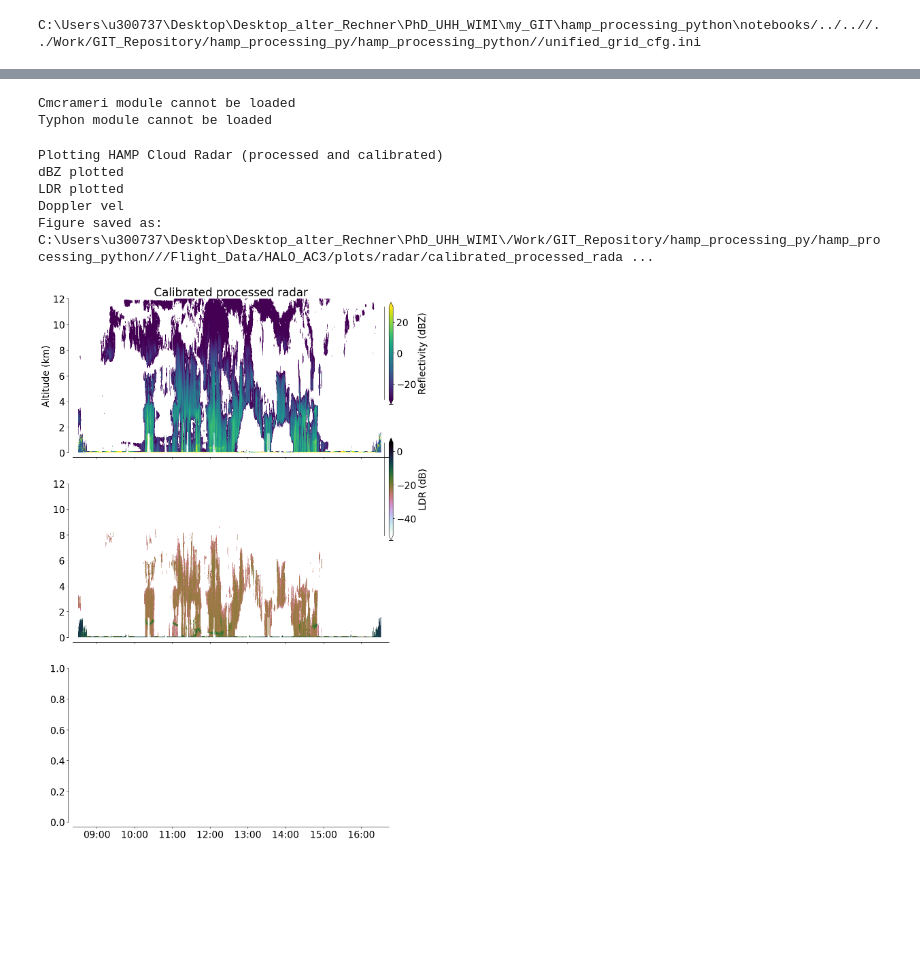
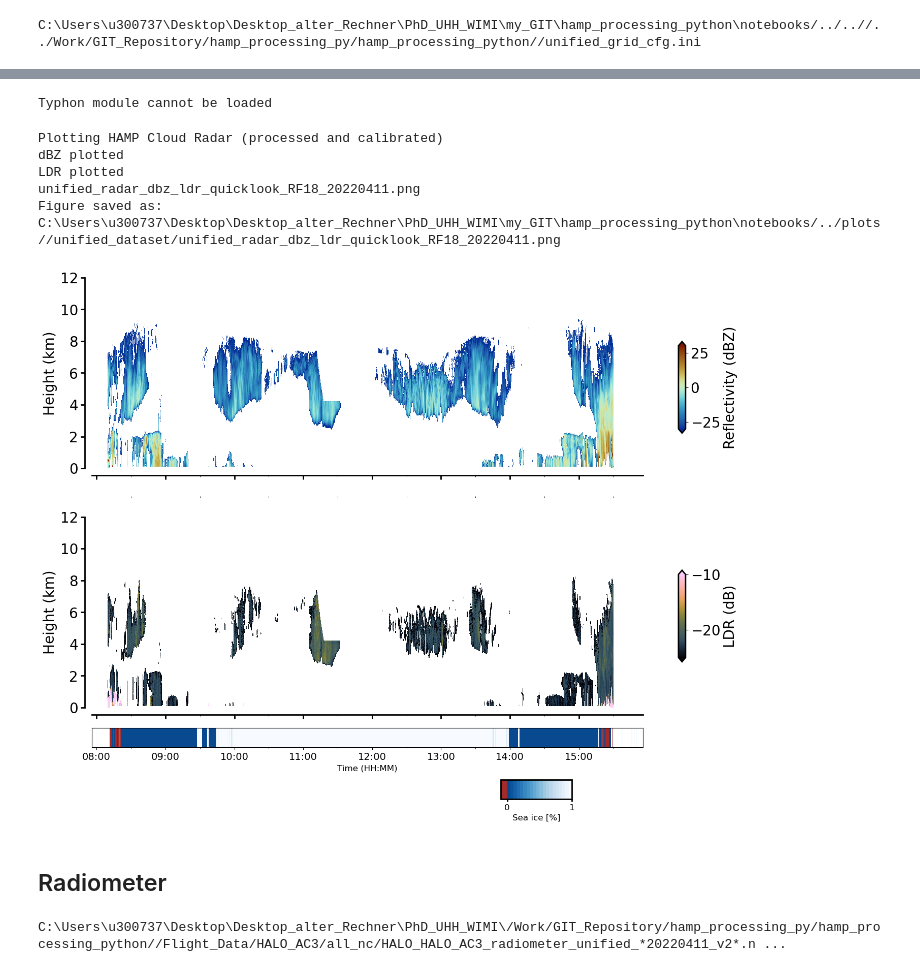
Before and after one commit to hdorff94/hamp_processing_python, a Jupyter notebook: notebooks/Pangaea_quicklooks.ipynb, the cells around one changed output, grey strips where cells are left out. Drawn from its saved outputs; the diff is of its cells as text; code cells hidden in the pictures; blank space fills up the shorter version.

```diff
--- a/notebooks/Pangaea_quicklooks.ipynb
+++ b/notebooks/Pangaea_quicklooks.ipynb
@@ -17,6 +17,7 @@ airborne_processing_module_path=current_path+"/../src/"
 airborne_data_importer_path=major_work_path+"hamp_processing_py/"+\
                                 "hamp_processing_python/" # This is also the major path where your data will be stored
 processing_data_plotter_path=current_path+"/../plotting/"
+plot_path=current_path+"/../plots/"
 sys.path.insert(1,airborne_processing_module_path)
 sys.path.insert(2,processing_data_plotter_path)
 
@@ -41,3 +40,6 @@ flight="RF02"
+# %%
+flight="RF18"
+plot_radar=True
 # %%
 perform_raw_quicklooks=False
 perform_error_identification=False
@@ -57,6 +59,6 @@ Opened specific version: C:\Users\u300737\Desktop\Desktop_alter_Rechner\PhD_UHH_
 import halodataplot
 Quick_Plotter=halodataplot.Quicklook_Plotter(prcs_cfg_dict)
 Radar_Quicklook=halodataplot.Radar_Quicklook(prcs_cfg_dict)
+Radiometer_Quicklook=halodataplot.Radiometer_Quicklook(prcs_cfg_dict)
 # %% [output]
-Cmcrameri module cannot be loaded
 Typhon module cannot be loaded
@@ -63,12 +67,21 @@ Typhon module cannot be loaded
 # %%
-Radar_Quicklook.processed_radar=radar_ds
-#radar_ds
-Radar_Quicklook.processed_radar_quicklook(is_calibrated=True,show_masks=False)
-#radar_ds
+if plot_radar:
+    Radar_Quicklook.processed_radar=radar_ds
+    #radar_ds
+    Radar_Quicklook.unified_radar_quicklook(flight,plot_path,calibrated_radar=True)
+    #radar_ds
 # %% [output]
 Plotting HAMP Cloud Radar (processed and calibrated)
 dBZ plotted
 LDR plotted
-Doppler vel
-Figure saved as: C:\Users\u300737\Desktop\Desktop_alter_Rechner\PhD_UHH_WIMI\/Work/GIT_Repository/hamp_processing_py/hamp_processing_python///Flight_Data/HALO_AC3/plots/radar/calibrated_processed_rada ...
+unified_radar_dbz_ldr_quicklook_RF18_20220411.png
+Figure saved as: C:\Users\u300737\Desktop\Desktop_alter_Rechner\PhD_UHH_WIMI\my_GIT\hamp_processing_python\notebooks/../plots//unified_dataset/unified_radar_dbz_ldr_quicklook_RF18_20220411.png
-[figure, old version]
+[figure, new version]
+# %% [markdown]
+## Radiometer
+# %%
+HAMP_cls.open_processed_hamp_data(open_calibrated=True)
+hamp_ds=HAMP_cls.calib_processed_hamp_ds
+#hamp_ds
+# %% [output]
+C:\Users\u300737\Desktop\Desktop_alter_Rechner\PhD_UHH_WIMI\/Work/GIT_Repository/hamp_processing_py/hamp_processing_python//Flight_Data/HALO_AC3/all_nc/HALO_HALO_AC3_radiometer_unified_*20220411_v2*.n ...
```
Also changed, not shown: parts of 5 cells of this notebook, 7 other files.
